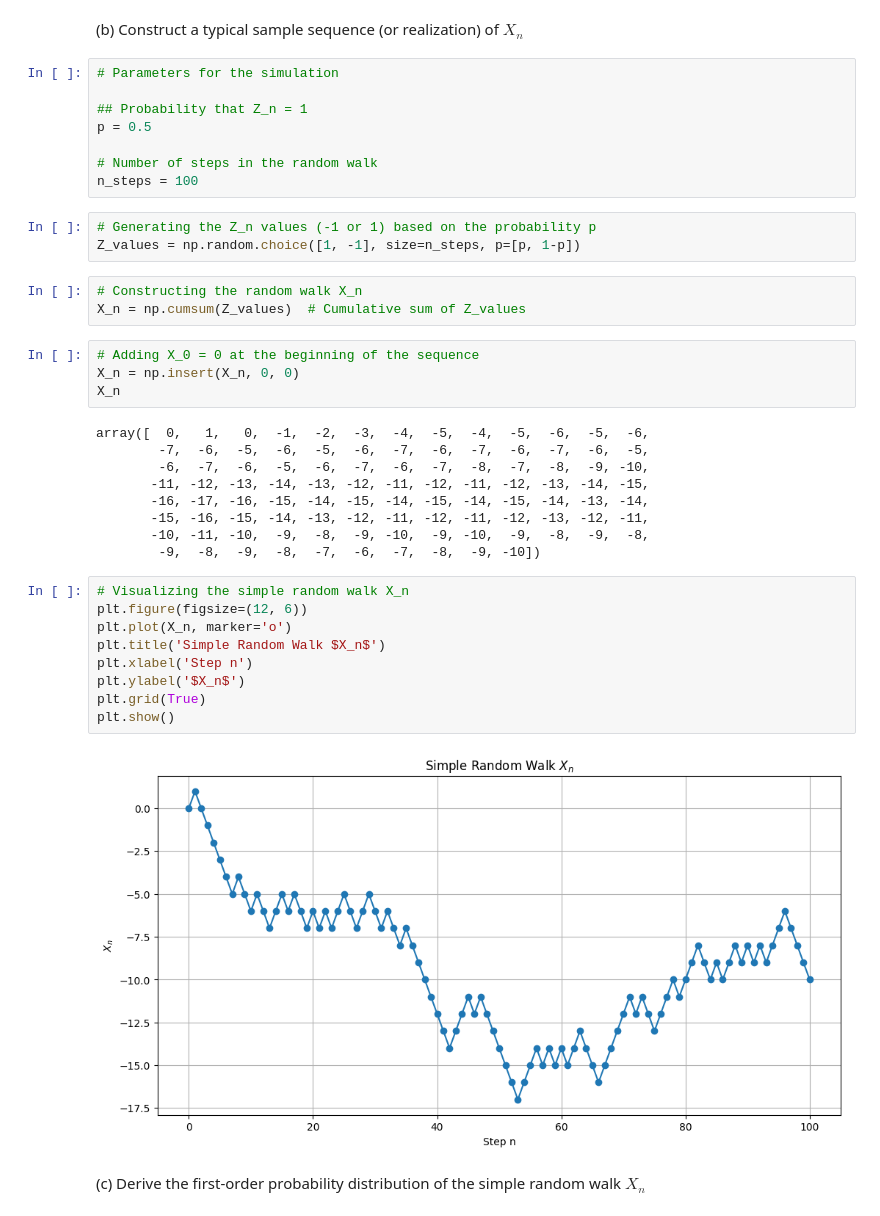
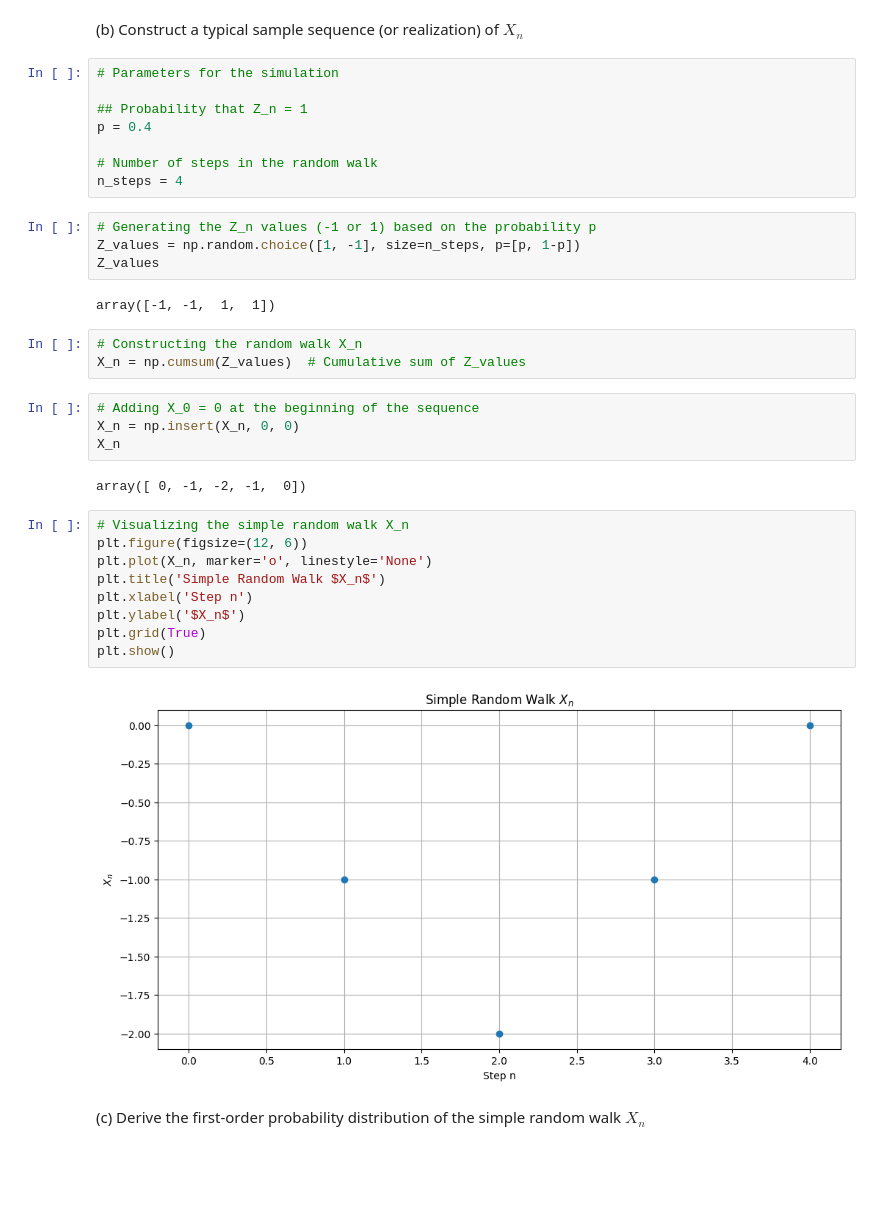
Before and after one commit to lnhutnam/MTT012, a Jupyter notebook: HCMUS_MTT012_StochasticProcess/HW_A1.ipynb, the cells around one changed output. Drawn from its saved outputs; the diff is of its cells as text; blank space fills up the shorter version.

```diff
--- a/HCMUS_MTT012_StochasticProcess/HW_A1.ipynb
+++ b/HCMUS_MTT012_StochasticProcess/HW_A1.ipynb
@@ -110,13 +123,16 @@ The outcome of this process is the cumulative sum of these random variables that
 # Parameters for the simulation
 
 ## Probability that Z_n = 1
-p = 0.5
+p = 0.4
 
 # Number of steps in the random walk
-n_steps = 100
+n_steps = 4
 # %%
 # Generating the Z_n values (-1 or 1) based on the probability p
 Z_values = np.random.choice([1, -1], size=n_steps, p=[p, 1-p])
+Z_values
+# %% [output]
+array([-1, -1,  1,  1])
 # %%
 # Constructing the random walk X_n
 X_n = np.cumsum(Z_values)  # Cumulative sum of Z_values
@@ -125,24 +141,17 @@ X_n = np.cumsum(Z_values)  # Cumulative sum of Z_values
 X_n = np.insert(X_n, 0, 0)
 X_n
 # %% [output]
-array([  0,   1,   0,  -1,  -2,  -3,  -4,  -5,  -4,  -5,  -6,  -5,  -6,
-        -7,  -6,  -5,  -6,  -5,  -6,  -7,  -6,  -7,  -6,  -7,  -6,  -5,
-        -6,  -7,  -6,  -5,  -6,  -7,  -6,  -7,  -8,  -7,  -8,  -9, -10,
-       -11, -12, -13, -14, -13, -12, -11, -12, -11, -12, -13, -14, -15,
-       -16, -17, -16, -15, -14, -15, -14, -15, -14, -15, -14, -13, -14,
-       -15, -16, -15, -14, -13, -12, -11, -12, -11, -12, -13, -12, -11,
-       -10, -11, -10,  -9,  -8,  -9, -10,  -9, -10,  -9,  -8,  -9,  -8,
-        -9,  -8,  -9,  -8,  -7,  -6,  -7,  -8,  -9, -10])
+array([ 0, -1, -2, -1,  0])
 # %%
 # Visualizing the simple random walk X_n
 plt.figure(figsize=(12, 6))
-plt.plot(X_n, marker='o')
+plt.plot(X_n, marker='o', linestyle='None')
 plt.title('Simple Random Walk $X_n$')
 plt.xlabel('Step n')
 plt.ylabel('$X_n$')
 plt.grid(True)
 plt.show()
 # %% [output]
-[figure, old version]
+[figure, new version]
 # %% [markdown]
 (c) Derive the first-order probability distribution of the simple random walk $X_n$
```
Also changed, not shown: parts of 25 cells of this notebook, 3 other files.
